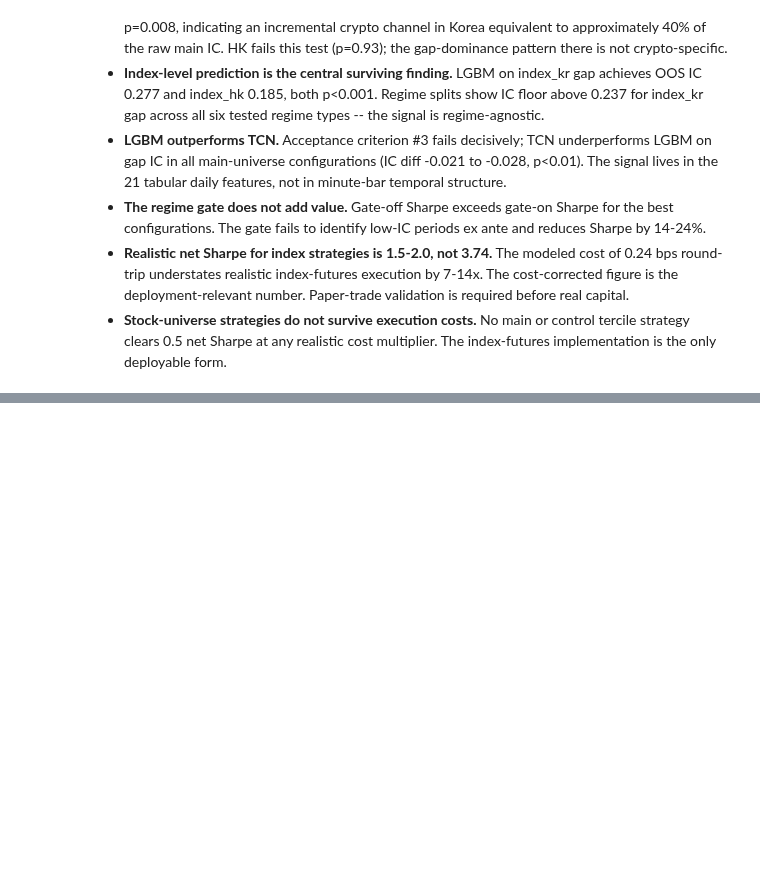
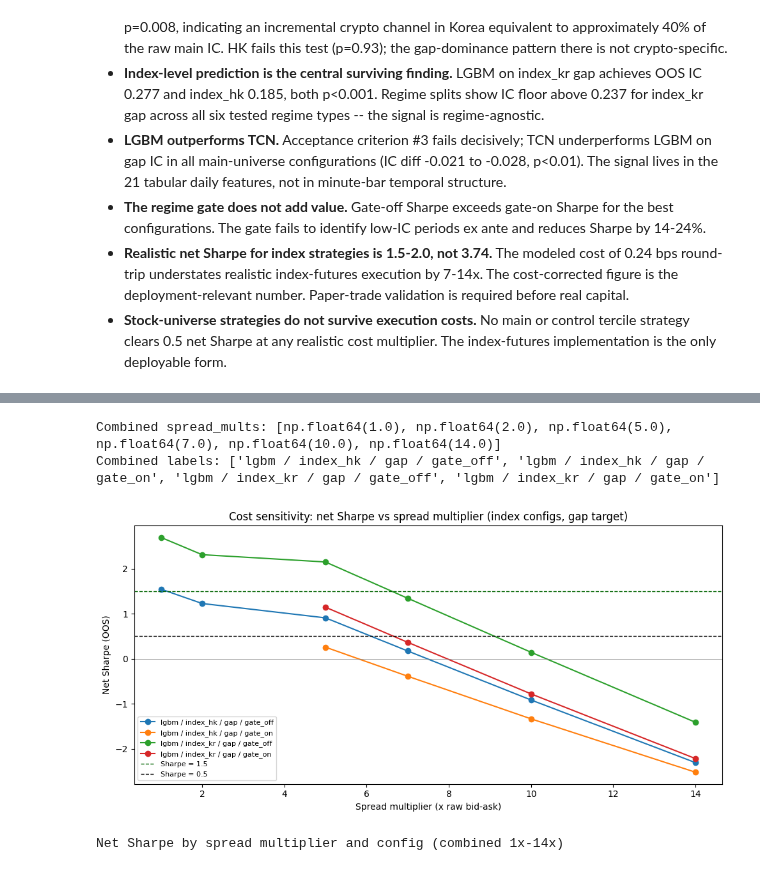
Before and after one commit to idreesm18/crypto_overnight_em_equity, a Jupyter notebook: notebooks/07_pass2_diagnostics.ipynb, the cells around one changed output, grey strips where cells are left out. Cells and saved outputs as stored; diff of their text form; code cells hidden in the pictures; blank space fills up the shorter version.

```diff
--- a/notebooks/07_pass2_diagnostics.ipynb
+++ b/notebooks/07_pass2_diagnostics.ipynb
@@ -485,0 +591,72 @@ Fig 6 saved.
+# %%
+# The four index configs to plot
+index_configs = [
+    ('index_kr', 'gate_off'),
+    ('index_kr', 'gate_on'),
+    ('index_hk', 'gate_off'),
+    ('index_hk', 'gate_on'),
+]
+
+def config_label(universe, gate):
+    return f'lgbm / {universe} / gap / {gate}'
+
+# Pull 1x and 2x from cost_p2 (index configs only, gap target)
+p2_index = cost_p2[
+    (cost_p2['model'] == 'lgbm') &
+    (cost_p2['universe'].isin(['index_kr', 'index_hk'])) &
+    (cost_p2['target'] == 'gap') &
+    (cost_p2['spread_mult'].isin([1.0, 2.0]))
+].copy()
+
+# cost_p2 does not have a 'gate' column; infer from strategy (gate_off = index_threshold;
+# gate_on rows are not in cost_p2, they appear in cost_ext only via gate column)
+# cost_p2 only has gate_off rows for index configs (strategy == 'index_threshold', no gate col)
+# We treat all cost_p2 index rows as gate_off (the file has no gate column)
+p2_index['gate'] = 'gate_off'
+p2_index['label'] = p2_index.apply(lambda r: config_label(r['universe'], r['gate']), axis=1)
+
+# Pull 5x-14x from cost_ext
+ext_sel = cost_ext[
+    (cost_ext['model'] == 'lgbm') &
+    (cost_ext['target'] == 'gap')
+].copy()
+ext_sel['label'] = ext_sel.apply(lambda r: config_label(r['universe'], r['gate']), axis=1)
+
+# Combine
+cols = ['label', 'spread_mult', 'net_sharpe']
+combined = pd.concat([
+    p2_index[cols],
+    ext_sel[cols]
+], ignore_index=True).sort_values(['label', 'spread_mult'])
+
+print('Combined spread_mults:', sorted(combined['spread_mult'].unique()))
+print('Combined labels:', combined['label'].unique().tolist())
+
+# Line plot
+fig, ax = plt.subplots(figsize=(10, 5))
+
+for lbl, grp in combined.groupby('label'):
+    g = grp.sort_values('spread_mult')
+    ax.plot(g['spread_mult'], g['net_sharpe'], marker='o', label=lbl)
+
+ax.axhline(1.5, color='darkgreen', linestyle='--', linewidth=1, label='Sharpe = 1.5')
+ax.axhline(0.5, color='black',     linestyle='--', linewidth=1, label='Sharpe = 0.5')
+ax.axhline(0.0, color='grey',      linestyle='-',  linewidth=0.5)
+ax.set_xlabel('Spread multiplier (x raw bid-ask)')
+ax.set_ylabel('Net Sharpe (OOS)')
+ax.set_title('Cost sensitivity: net Sharpe vs spread multiplier (index configs, gap target)')
+ax.legend(fontsize=8)
+plt.tight_layout()
+plt.show()
+
+# Pivot table
+pivot = combined.pivot_table(index='spread_mult', columns='label', values='net_sharpe')
+pivot.index.name = 'spread_mult'
+display(pivot.style
+    .format('{:.2f}')
+    .set_caption('Net Sharpe by spread multiplier and config (combined 1x-14x)'))
+# %% [output]
+Combined spread_mults: [np.float64(1.0), np.float64(2.0), np.float64(5.0), np.float64(7.0), np.float64(10.0), np.float64(14.0)]
+Combined labels: ['lgbm / index_hk / gap / gate_off', 'lgbm / index_hk / gap / gate_on', 'lgbm / index_kr / gap / gate_off', 'lgbm / index_kr / gap / gate_on']
+[figure, added]
+Net Sharpe by spread multiplier and config (combined 1x-14x)
```
Also changed, not shown: parts of 9 cells of this notebook, 5 other files.
